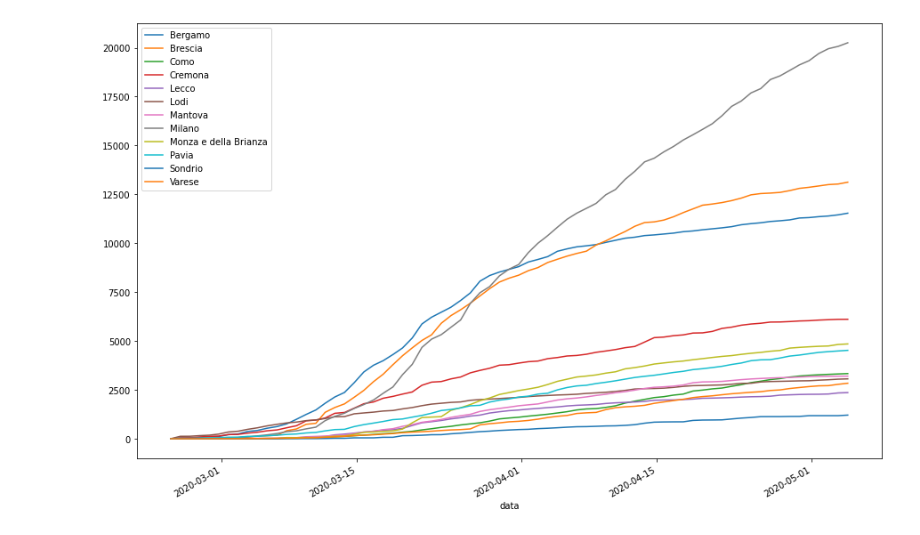
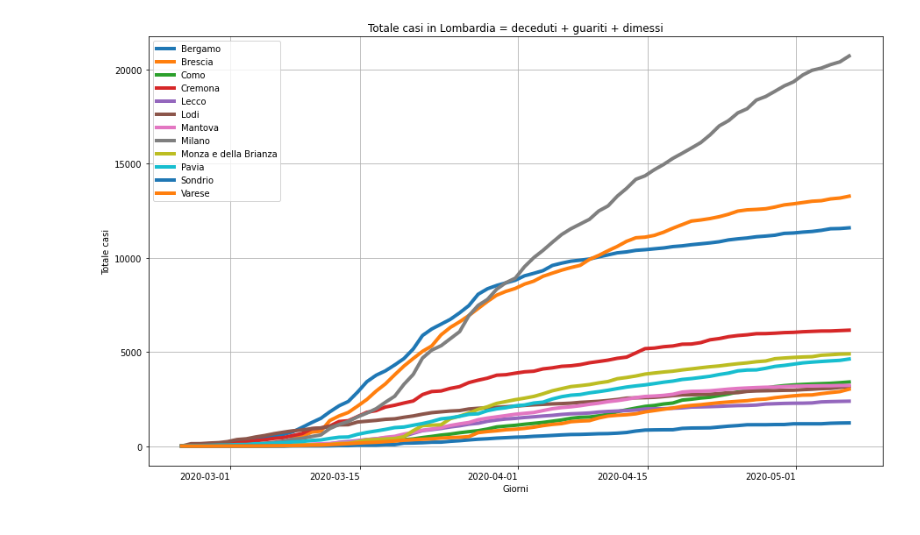
Before and after one commit to fsona/covidoutbreak, a Jupyter notebook: Covid_trend_2.ipynb, the cells around one changed output. Cells and saved outputs as stored; diff of their text form; code cells hidden in the pictures.

```diff
--- a/Covid_trend_2.ipynb
+++ b/Covid_trend_2.ipynb
@@ -23,10 +31,13 @@ provincie=df[df.denominazione_regione.str.contains(regtarget)].denominazione_pro
 # %%
 # create the figure for multiple subplot
 fig = plt.figure()
 ax = fig.add_subplot(111)
+plt.ylabel('Totale casi')
+titolo='Totale casi in ' + regtarget + ' = deceduti + guariti + dimessi'
 #loop to plot all the dataset on the same graph
 for elem in provincie:
     df2=df[df.denominazione_provincia.str.contains(elem)]
-    df2.plot(kind='line', x='data', y='totale_casi',ax=ax,figsize=(15,10),label=elem)
+    df2.plot(lw=4,title=Titolo, kind='line', rot='0',x='data', y='totale_casi', grid=True, ax=ax,figsize=(15,10),label=elem)
+    plt.xlabel('Giorni')
 # %% [output]
-[figure, old version]
+[figure, new version]
```
Also changed, not shown: parts of 1 cell of this notebook.
